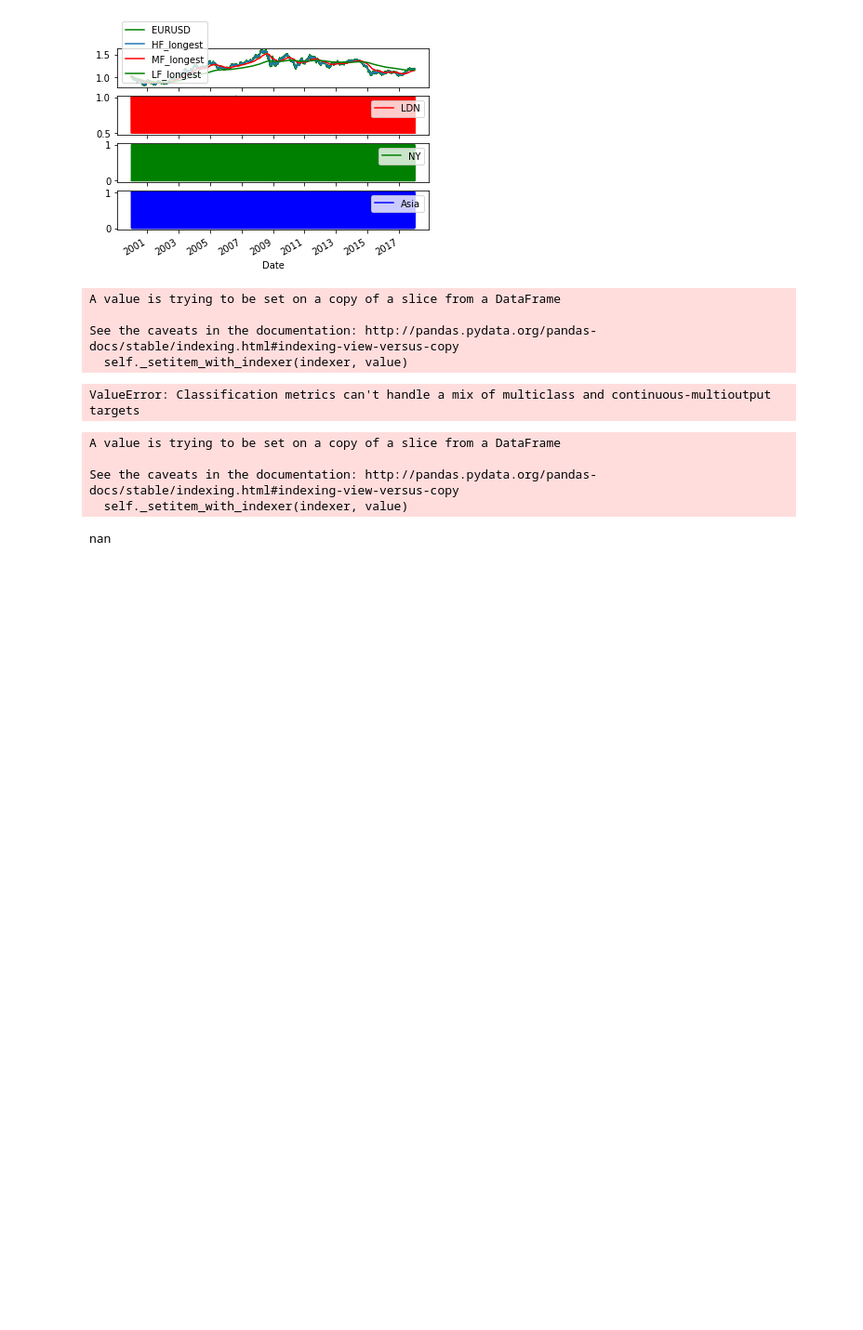
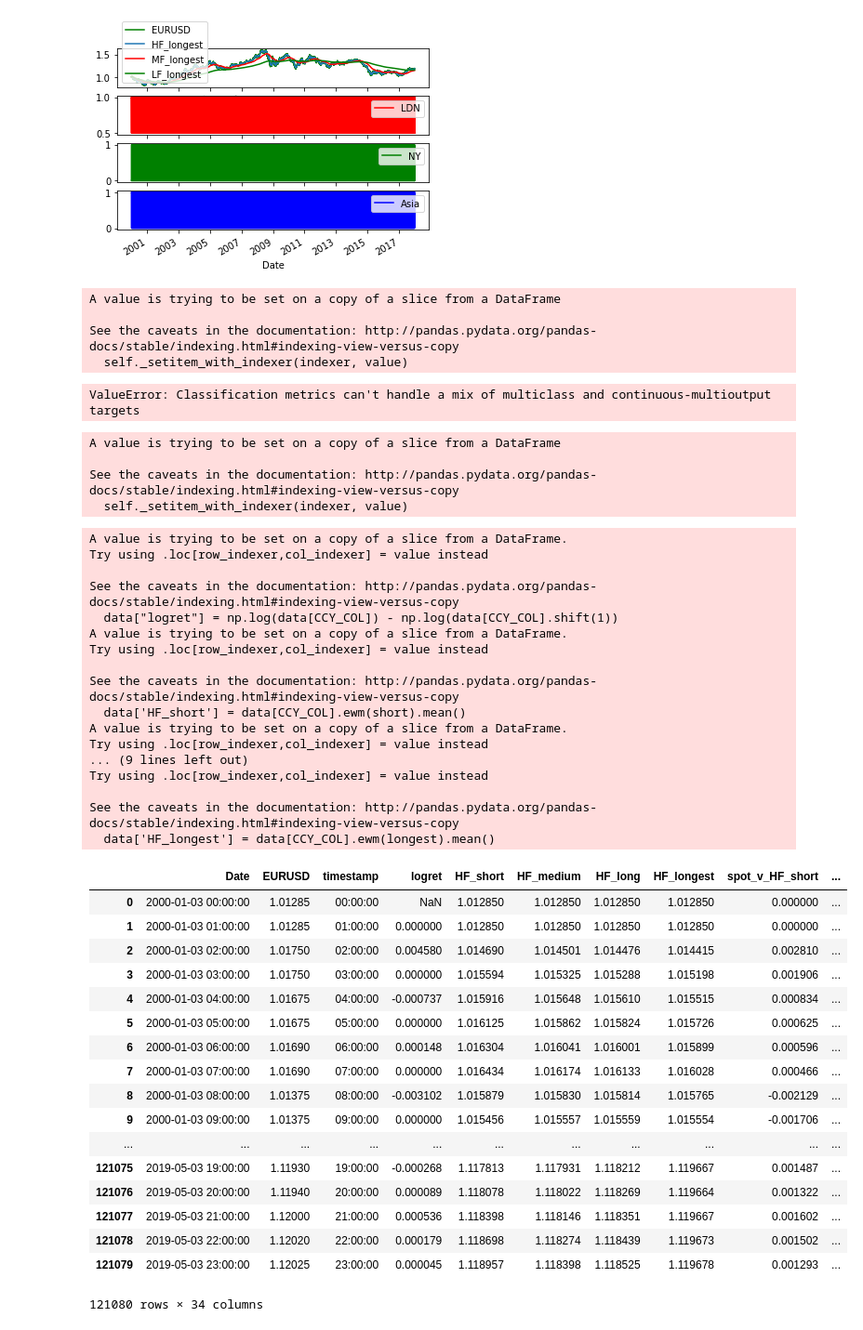
Before and after one commit to egill12/machine_learning, a Jupyter notebook: trend_features.ipynb, the cells around one changed output. Shown at 93% size. Cells and saved outputs as stored; diff of their text form; code cells hidden in the pictures; blank space fills up the shorter version.

```diff
--- a/trend_features.ipynb
+++ b/trend_features.ipynb
@@ -27,6 +27,7 @@ def get_time(row):
     '''
     return row.time()
 eurusd['timestamp'] = eurusd['Date'].apply(get_time)
+data = eurusd
 # %% [output]
 A value is trying to be set on a copy of a slice from a DataFrame.
 Try using .loc[row_indexer,col_indexer] = value instead
@@ -303,7 +304,46 @@ A value is trying to be set on a copy of a slice from a DataFrame
 
 See the caveats in the documentation: http://pandas.pydata.org/pandas-docs/stable/indexing.html#indexing-view-versus-copy
   self._setitem_with_indexer(indexer, value)
-# %%
-eurusd['logret'][0]
-# %% [output]
-nan
+# %%
+from create_model_features import *
+CCY_COL = "EURUSD"
+short, medium, long, longest = 5, 15, 20 ,100
+medium_multiplier  = 24 # daily
+long_multplier = 120 # weekly
+df = trends_features(data,CCY_COL, short, medium, long, longest, medium_multiplier,long_multplier)
+# %% [output]
+A value is trying to be set on a copy of a slice from a DataFrame.
+Try using .loc[row_indexer,col_indexer] = value instead
+
+See the caveats in the documentation: http://pandas.pydata.org/pandas-docs/stable/indexing.html#indexing-view-versus-copy
+  data["logret"] = np.log(data[CCY_COL]) - np.log(data[CCY_COL].shift(1))
+A value is trying to be set on a copy of a slice from a DataFrame.
+Try using .loc[row_indexer,col_indexer] = value instead
+
+See the caveats in the documentation: http://pandas.pydata.org/pandas-docs/stable/indexing.html#indexing-view-versus-copy
+  data['HF_short'] = data[CCY_COL].ewm(short).mean()
+A value is trying to be set on a copy of a slice from a DataFrame.
+Try using .loc[row_indexer,col_indexer] = value instead
+... (9 lines left out)
+Try using .loc[row_indexer,col_indexer] = value instead
+
+See the caveats in the documentation: http://pandas.pydata.org/pandas-docs/stable/indexing.html#indexing-view-versus-copy
+  data['HF_longest'] = data[CCY_COL].ewm(longest).mean()
+|  | Date | EURUSD | timestamp | logret | HF_short | HF_medium | HF_long | HF_longest | spot_v_HF_short | ... |
+| 0 | 2000-01-03 00:00:00 | 1.01285 | 00:00:00 | NaN | 1.012850 | 1.012850 | 1.012850 | 1.012850 | 0.000000 | ... |
+| 1 | 2000-01-03 01:00:00 | 1.01285 | 01:00:00 | 0.000000 | 1.012850 | 1.012850 | 1.012850 | 1.012850 | 0.000000 | ... |
+| 2 | 2000-01-03 02:00:00 | 1.01750 | 02:00:00 | 0.004580 | 1.014690 | 1.014501 | 1.014476 | 1.014415 | 0.002810 | ... |
+| 3 | 2000-01-03 03:00:00 | 1.01750 | 03:00:00 | 0.000000 | 1.015594 | 1.015325 | 1.015288 | 1.015198 | 0.001906 | ... |
+| 4 | 2000-01-03 04:00:00 | 1.01675 | 04:00:00 | -0.000737 | 1.015916 | 1.015648 | 1.015610 | 1.015515 | 0.000834 | ... |
+| 5 | 2000-01-03 05:00:00 | 1.01675 | 05:00:00 | 0.000000 | 1.016125 | 1.015862 | 1.015824 | 1.015726 | 0.000625 | ... |
+| 6 | 2000-01-03 06:00:00 | 1.01690 | 06:00:00 | 0.000148 | 1.016304 | 1.016041 | 1.016001 | 1.015899 | 0.000596 | ... |
+| 7 | 2000-01-03 07:00:00 | 1.01690 | 07:00:00 | 0.000000 | 1.016434 | 1.016174 | 1.016133 | 1.016028 | 0.000466 | ... |
+| 8 | 2000-01-03 08:00:00 | 1.01375 | 08:00:00 | -0.003102 | 1.015879 | 1.015830 | 1.015814 | 1.015765 | -0.002129 | ... |
+| 9 | 2000-01-03 09:00:00 | 1.01375 | 09:00:00 | 0.000000 | 1.015456 | 1.015557 | 1.015559 | 1.015554 | -0.001706 | ... |
+| ... | ... | ... | ... | ... | ... | ... | ... | ... | ... | ... |
+| 121075 | 2019-05-03 19:00:00 | 1.11930 | 19:00:00 | -0.000268 | 1.117813 | 1.117931 | 1.118212 | 1.119667 | 0.001487 | ... |
+| 121076 | 2019-05-03 20:00:00 | 1.11940 | 20:00:00 | 0.000089 | 1.118078 | 1.118022 | 1.118269 | 1.119664 | 0.001322 | ... |
+| 121077 | 2019-05-03 21:00:00 | 1.12000 | 21:00:00 | 0.000536 | 1.118398 | 1.118146 | 1.118351 | 1.119667 | 0.001602 | ... |
+| 121078 | 2019-05-03 22:00:00 | 1.12020 | 22:00:00 | 0.000179 | 1.118698 | 1.118274 | 1.118439 | 1.119673 | 0.001502 | ... |
+| 121079 | 2019-05-03 23:00:00 | 1.12025 | 23:00:00 | 0.000045 | 1.118957 | 1.118398 | 1.118525 | 1.119678 | 0.001293 | ... |
+121080 rows × 34 columns
```
Also changed, not shown: parts of 1 cell of this notebook, 1 other file.
